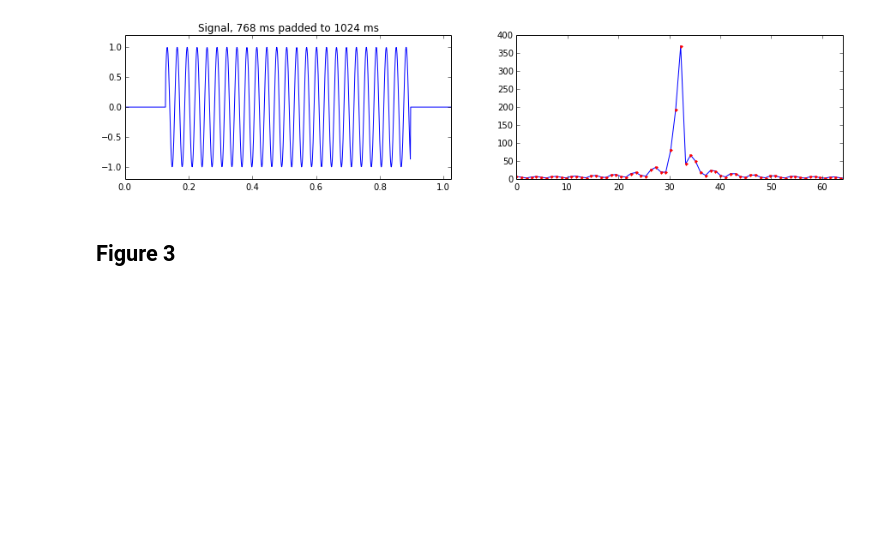
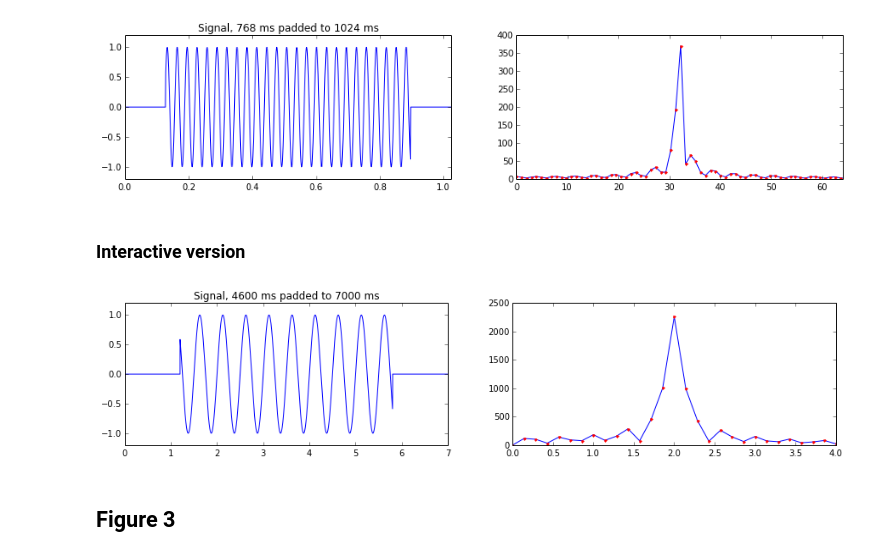
Before and after one commit to kwinkunks/timefreak, a Jupyter notebook: basics.ipynb, the cells around one changed output. Drawn from its saved outputs; the diff is of its cells as text; code cells hidden in the pictures; blank space fills up the shorter version.

```diff
--- a/basics.ipynb
+++ b/basics.ipynb
@@ -228,3 +233,5 @@ support = 0.768
 onedplot(dt=dt, T=T, view=view, support=support, noise=noise, f=f)
 # %% [output]
 [figure]
+# %% [markdown]
+### Interactive version
@@ -231,3 +240,14 @@ onedplot(dt=dt, T=T, view=view, support=support, noise=noise, f=f)
+# %%
+def slidy_signal(**kwargs):
+
+    dt = 0.001
+    f = 2
+
+    onedplot(dt=dt, f=f, **kwargs)
+# %%
+widgets.interactive(slidy_signal, T=4, support=2.5, noise=0.0)
+# %% [output]
+[figure, added]
 # %% [markdown]
 ## Figure 3
 # %%
```
Also changed, not shown: parts of 9 cells of this notebook, 1 other file.
